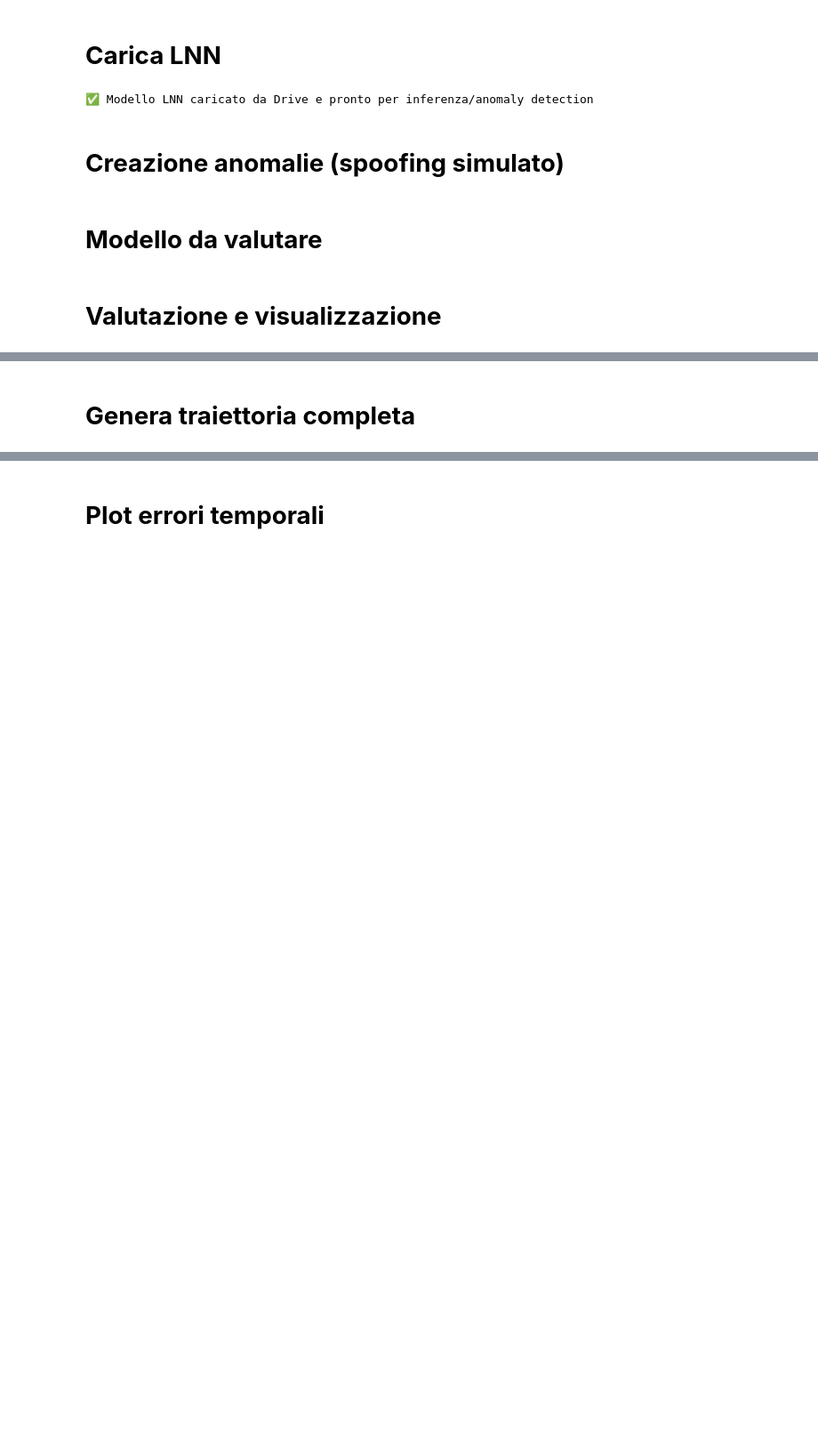
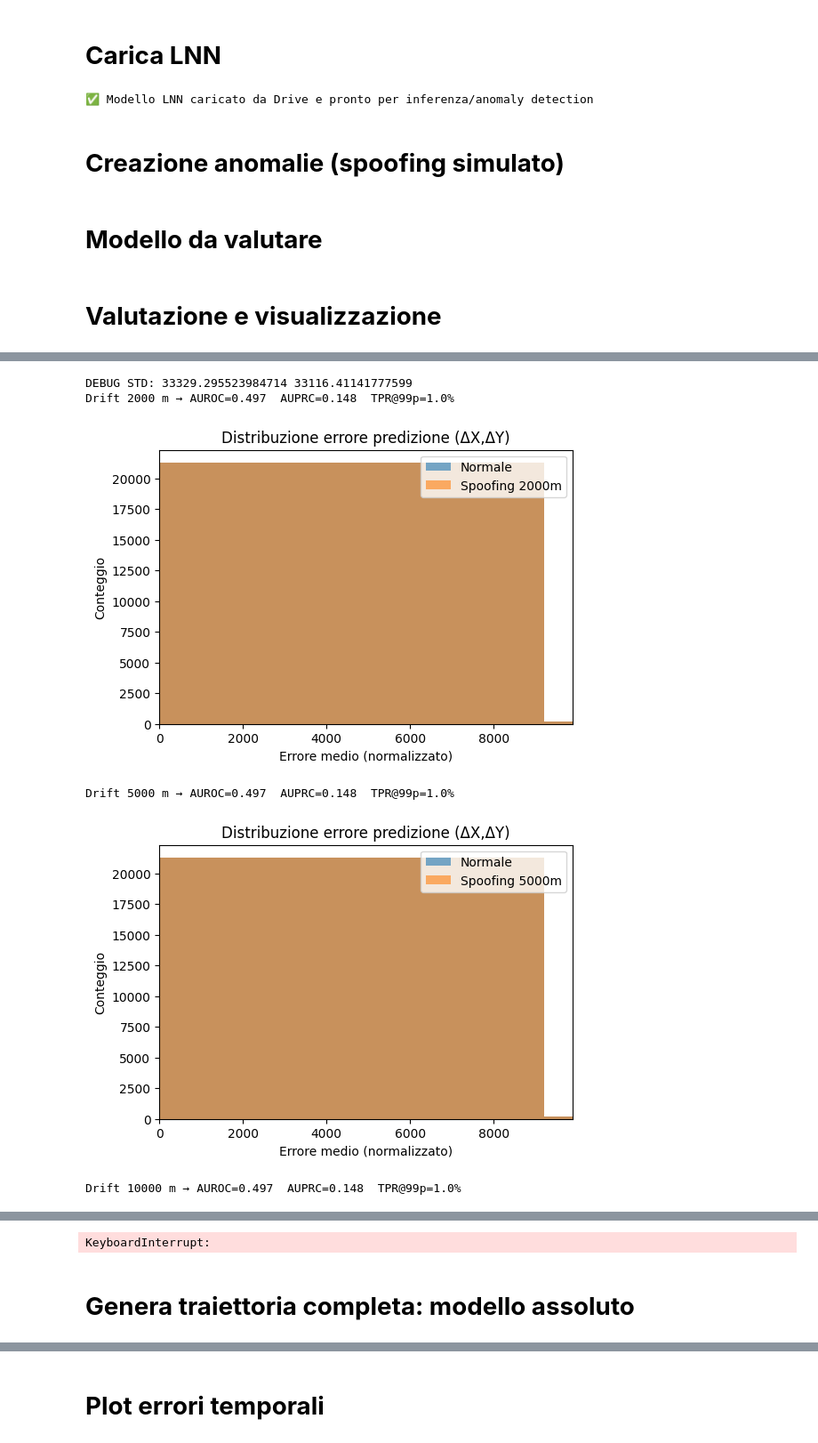
Before and after one commit to matteraggi/maritimeAIS, a Jupyter notebook: TrainingAIS.ipynb, the cells around one changed output, grey strips where cells are left out. Shown at 89% size. Drawn from its saved outputs; the diff is of its cells as text; code cells hidden in the pictures; blank space fills up the shorter version.

```diff
--- a/TrainingAIS.ipynb
+++ b/TrainingAIS.ipynb
@@ -46,8 +47,8 @@ Mounted at /content/drive
 # %% [markdown]
 # **Parametri**
 # %%
+USE_RELATIVE = True
 # --- CONFIG ---
-DATA_FILE = "/content/drive/MyDrive/preprocessed/ais_final.parquet"
 SEQUENCE_LEN = 60
 DELTA_T = "1min"
 FEATURES = [
@@ -176,0 +205,6 @@ Train: 150335  Val: 12838  Test: 21478
+# %%
+X_train, y_train = create_sequences_relative(df_train)
+X_val,   y_val   = create_sequences_relative(df_val)
+X_test,  y_test  = create_sequences_relative(df_test)
+
+print(f"Train: {len(X_train)}  Val: {len(X_val)}  Test: {len(X_test)}")
@@ -227,7 +263,7 @@ for epoch in range(EPOCHS):
     # early stopping
     if val_loss < best_val:
         best_val = val_loss
-        torch.save(model.state_dict(), "best_model_lstm.pt")
+        torch.save(model_lstm.state_dict(), "best_model_lstm.pt")
         patience = 0
     else:
         patience += 1
@@ -403,7 +438,7 @@ def simulate_kinematic_attack(X, std_x_m, meters, prob=0.3, rng=None):
 # %% [markdown]
 # **Modello da valutare**
 # %%
-model = model_lnn
+model = model_lstm
 # %% [markdown]
 
 
@@ -556,0 +566,54 @@ Drift 20000 m →  TPR@99p=30.4%
+# %%
+# === Controllo STD ===
+if STD_X_M is None:
+    transformer = Transformer.from_crs("EPSG:4326", "EPSG:32616", always_xy=True)
+    xs_m, ys_m = transformer.transform(df["LON"].values, df["LAT"].values)
+    STD_X_M = float(xs_m.std())
+    STD_Y_M = float(ys_m.std())
+    print(f"[Auto-calibrato] STD_X_M={STD_X_M:.2f} m  STD_Y_M={STD_Y_M:.2f} m")
+
+print("DEBUG STD:", STD_X_M, STD_Y_M)
+
+# === Sweep attacchi ===
+if ATTACK_ENABLE:
+    results = []
+    last_err_att = None
+
+    # seleziona la funzione corretta
+    if USE_RELATIVE:
+        eval_fn = eval_attack_relative
+        labels_all, scores_all = None, None
+    else:
+        eval_fn = eval_attack
+        labels_all, scores_all, pred_attack_denorm = None, None, None
+
+    if DRIFT_SWEEP_METERS:
+        for d in DRIFT_SWEEP_METERS:
+            out = eval_fn(d)
+
+            # unpack adattivo in base alla modalità
+            if USE_RELATIVE:
+                drift_m, tpr, roc_auc, pr_auc, err_att, labels_all, scores_all = out
+            else:
+                drift_m, tpr, roc_auc, pr_auc, err_att, labels_all, scores_all, pred_attack_denorm = out
+
+            results.append((drift_m, tpr))
+            last_err_att = err_att
+
+        print("\n[Risultati sweep]")
+        for d, tpr in results:
+            print(f"{d:>5} m  TPR@99p={tpr*100:.1f}%")
+
+    else:
+        out = eval_fn(DRIFT_METERS)
+        if USE_RELATIVE:
+            _, tpr, roc_auc, pr_auc, last_err_att, labels_all, scores_all = out
+        else:
+            _, tpr, roc_auc, pr_auc, last_err_att, labels_all, scores_all, pred_attack_denorm = out
+# %% [output]
+DEBUG STD: 33329.295523984714 33116.41141777599
+Drift 2000 m → AUROC=0.497  AUPRC=0.148  TPR@99p=1.0%
+[figure, added]
+Drift 5000 m → AUROC=0.497  AUPRC=0.148  TPR@99p=1.0%
+[figure, added]
+Drift 10000 m → AUROC=0.497  AUPRC=0.148  TPR@99p=1.0%
@@ -557,2 +621,3 @@ Drift 20000 m →  TPR@99p=30.4%
+KeyboardInterrupt:
 # %% [markdown]
-# **Genera traiettoria completa**
+# **Genera traiettoria completa: modello assoluto**
```
Also changed, not shown: parts of 22 cells of this notebook.
